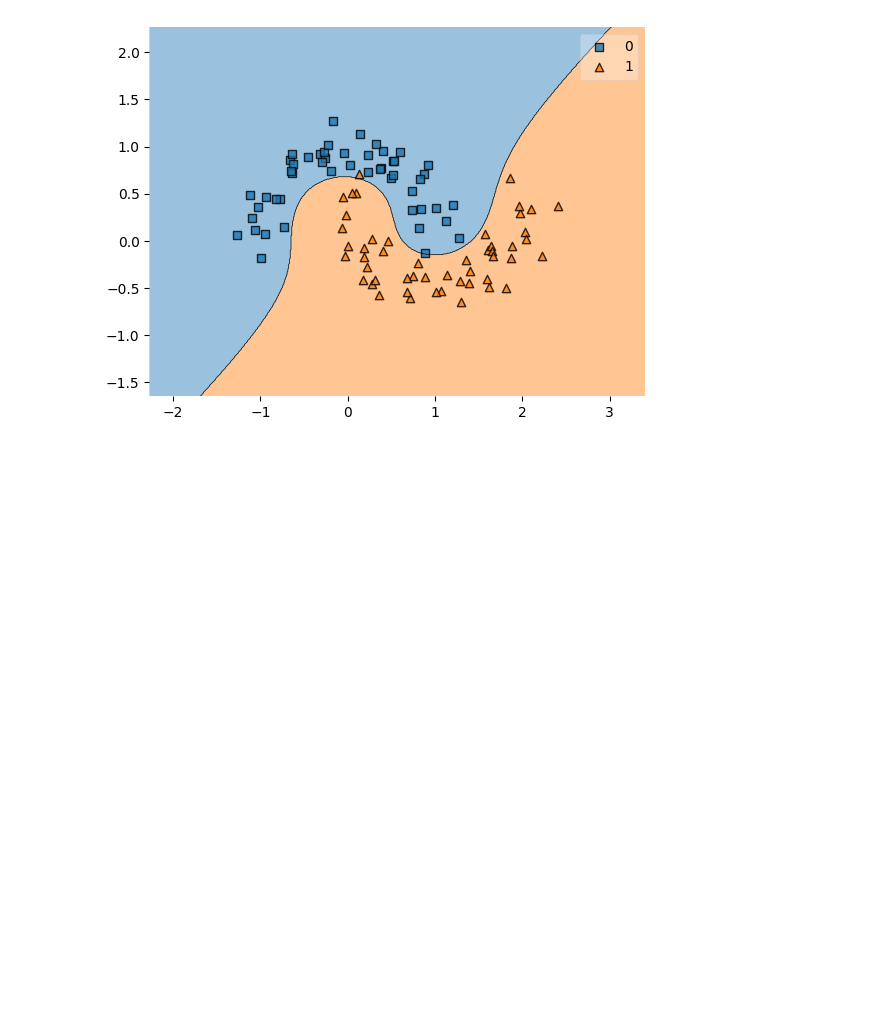
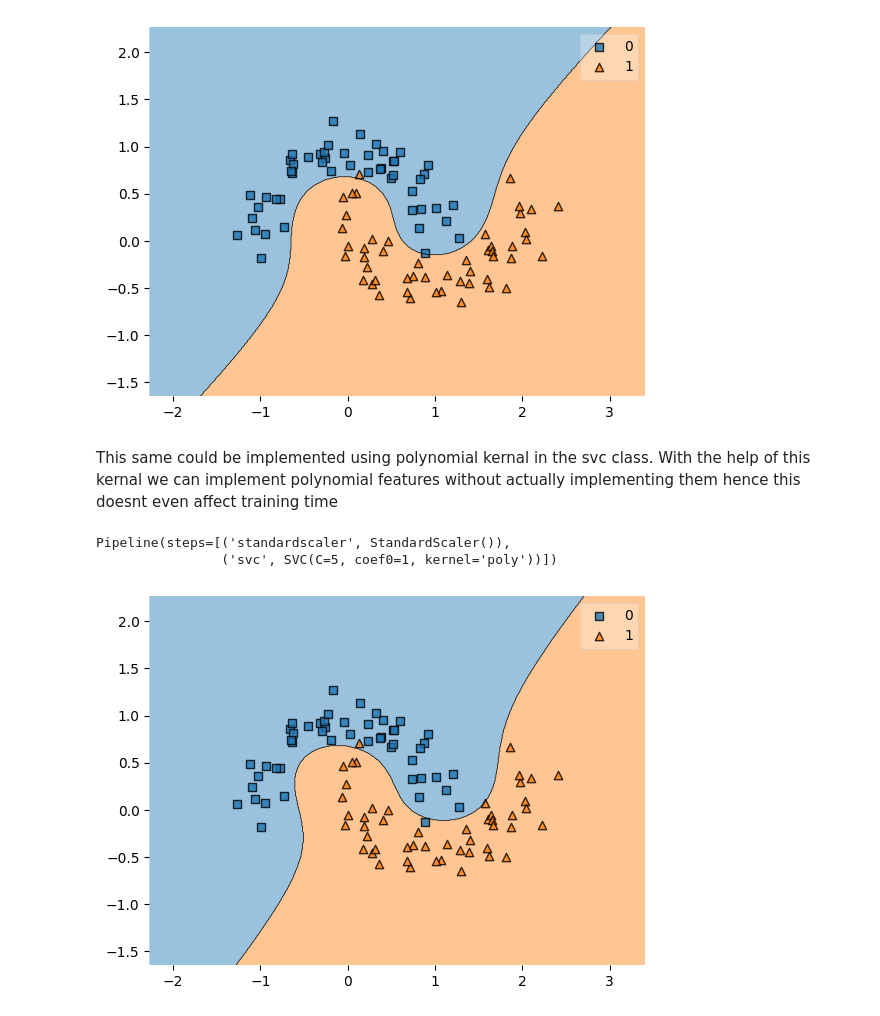
Before and after one commit to SHRESHTH121/HandsOnMachineLearning, a Jupyter notebook: Polynomial_SVM.ipynb, the cells around one changed output. Cells and saved outputs as stored; diff of their text form; code cells hidden in the pictures; blank space fills up the shorter version.

```diff
--- a/Polynomial_SVM.ipynb
+++ b/Polynomial_SVM.ipynb
@@ -30,3 +30,21 @@ plot_decision_regions(X, y, clf=polynomial_svm_clf)
 plt.show()
 # %% [output]
 [figure]
+# %% [markdown]
+This same could be implemented using polynomial kernal in the svc class. With the help of this kernal we can implement polynomial features without actually implementing them hence this doesnt even affect training time
+# %%
+from sklearn.svm import SVC
+poly_kernel_svm_clf = make_pipeline(
+    StandardScaler(),
+    SVC(kernel="poly", degree=3, coef0=1, C=5)   #the parameter coef0 influences how much the model is influenced by high degree polynomials
+)
+poly_kernel_svm_clf.fit(X, y)
+# %% [output]
+Pipeline(steps=[('standardscaler', StandardScaler()),
+                ('svc', SVC(C=5, coef0=1, kernel='poly'))])
+# %%
+from mlxtend.plotting import plot_decision_regions
+plot_decision_regions(X, y, clf=poly_kernel_svm_clf)
+plt.show()
+# %% [output]
+[figure, added]
```
